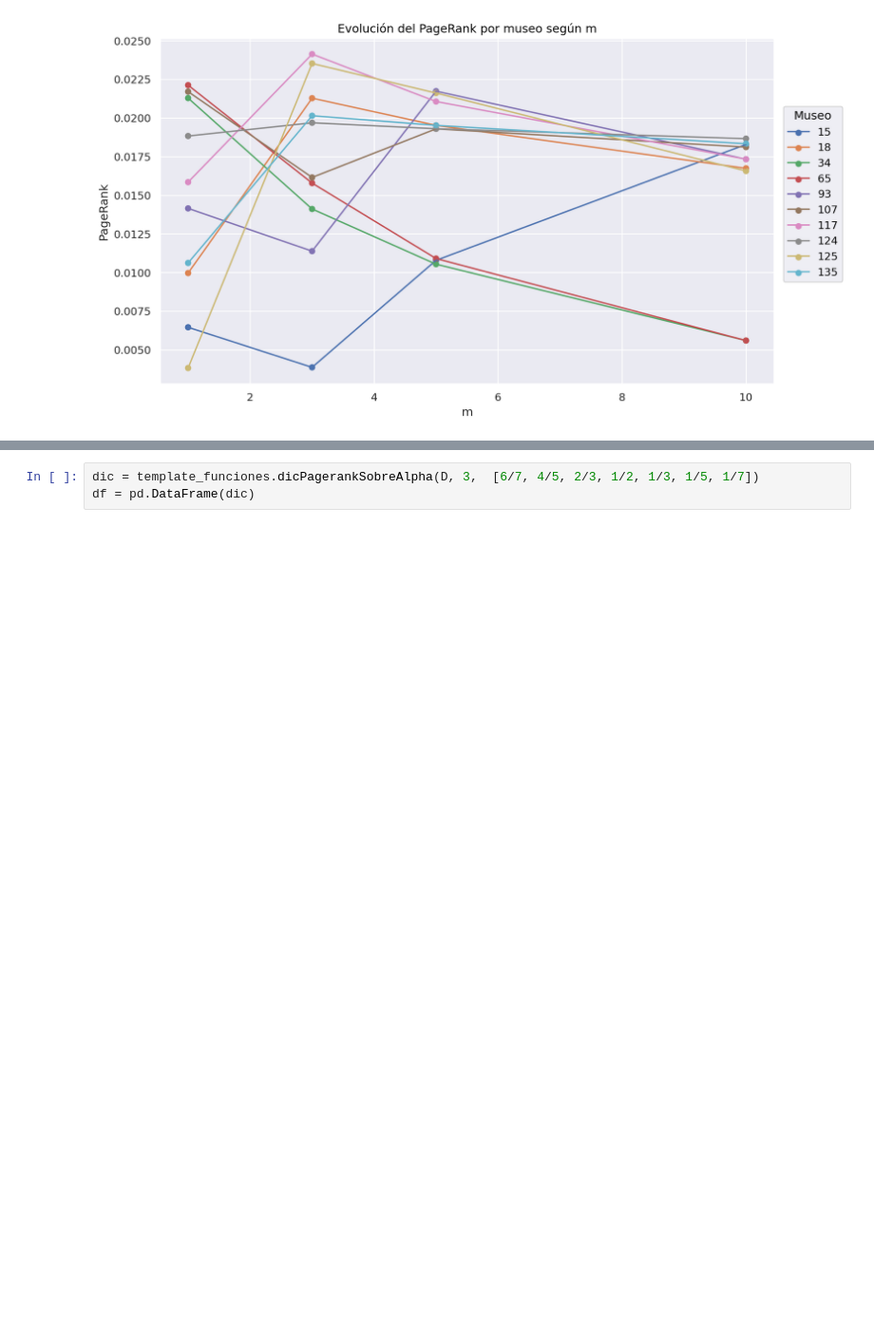
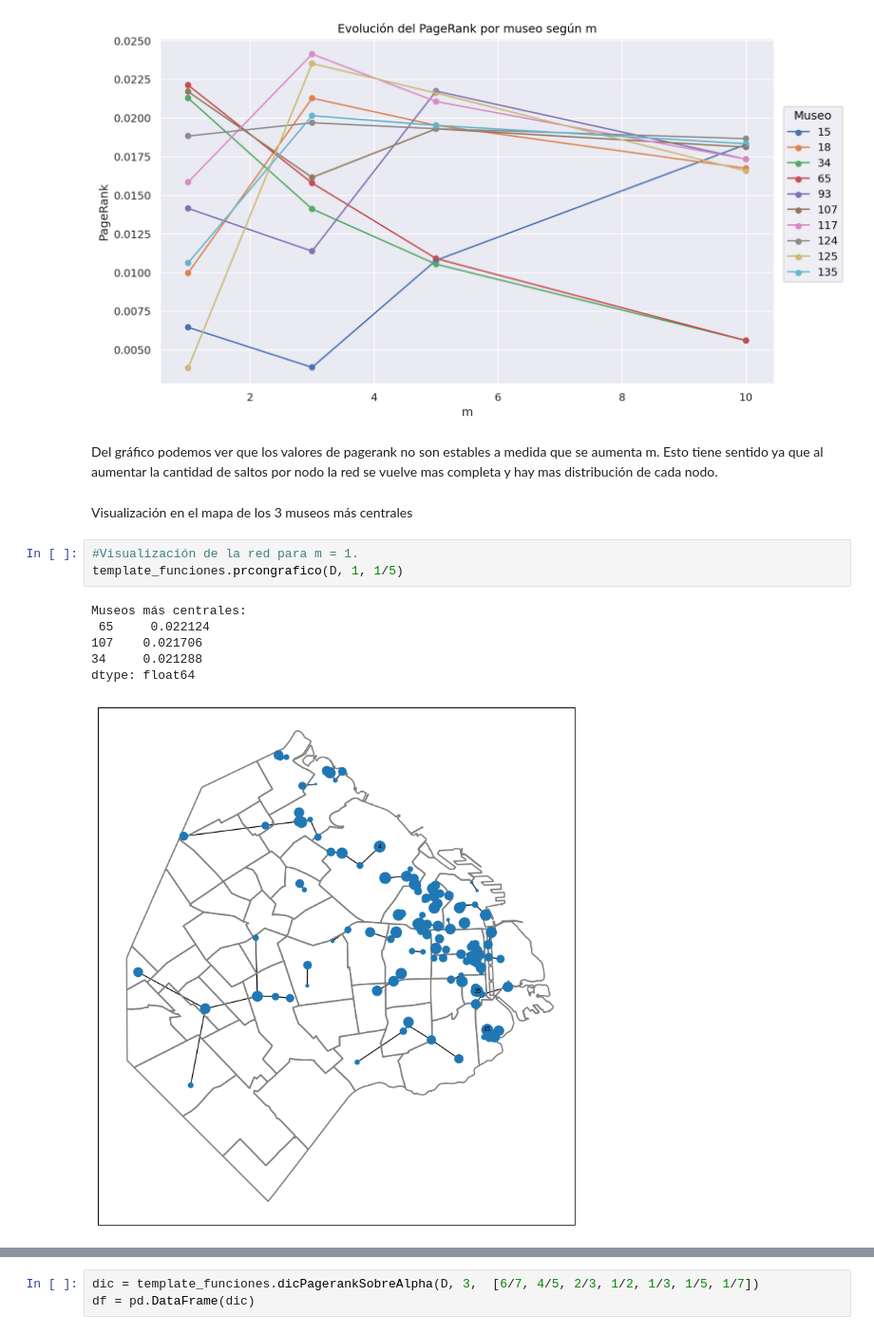
Before and after one commit to lrnyari/tp-alc, a Jupyter notebook: TP1_template.ipynb, the cells around one changed output, grey strips where cells are left out. Shown at 95% size. Saved outputs shown, nothing was run; the diff lists cells and outputs as text; blank space fills up the shorter version.

```diff
--- a/TP1_template.ipynb
+++ b/TP1_template.ipynb
@@ -456,3 +219,17 @@ df_filtrado.sort_values("museo")
 )
 # %% [output]
 [figure]
+# %% [markdown]
+Del gráfico podemos ver que los valores de pagerank no son estables a medida que se aumenta m. Esto tiene sentido ya que al aumentar la cantidad de saltos por nodo la red se vuelve mas completa y hay mas distribución de cada nodo.
+# %% [markdown]
+Visualización en el mapa de los 3 museos más centrales
+# %%
+#Visualización de la red para m = 1.
+template_funciones.prcongrafico(D, 1, 1/5)
+# %% [output]
+Museos más centrales:
+ 65     0.022124
+107    0.021706
+34     0.021288
+dtype: float64
+[figure, added]
```
Also changed, not shown: parts of 58 cells of this notebook.
